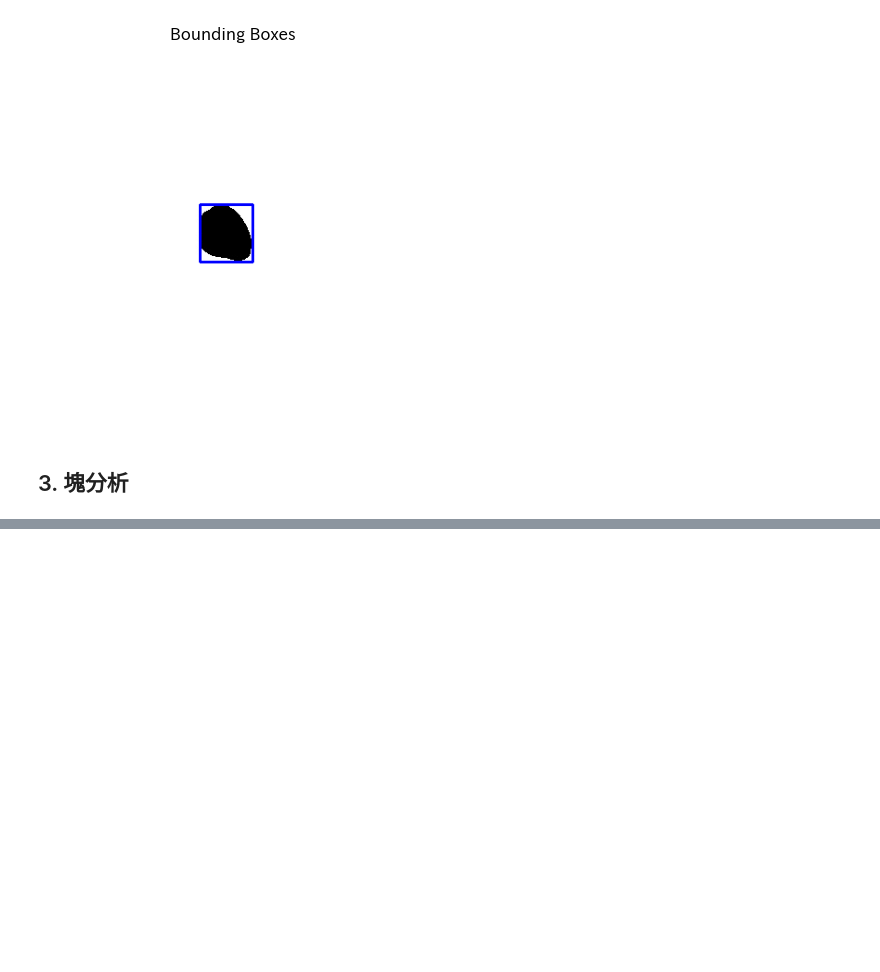
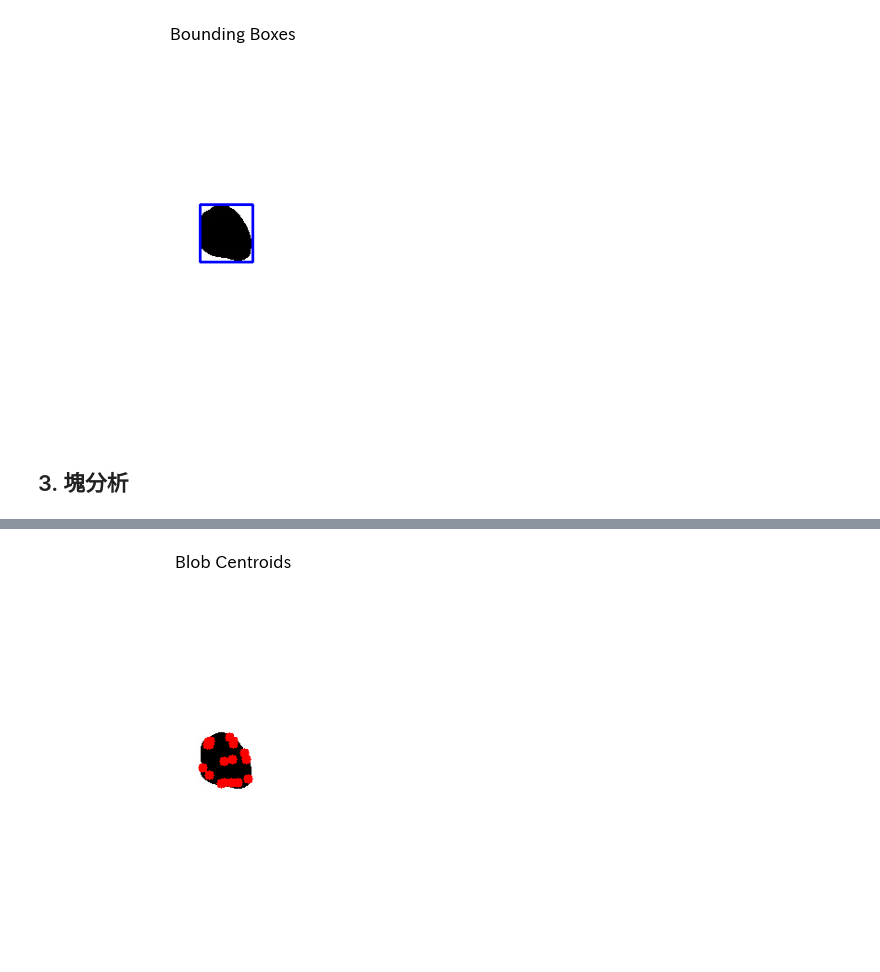
Before and after one commit to Takayoshi-Matsuyama/image_processing, a Jupyter notebook: contour_blob_analysis.ipynb, the cells around one changed output, grey strips where cells are left out. Drawn from its saved outputs; the diff is of its cells as text; code cells hidden in the pictures; blank space fills up the shorter version.

```diff
--- a/contour_blob_analysis.ipynb
+++ b/contour_blob_analysis.ipynb
@@ -150,0 +252,15 @@ plt.show()
+# %%
+import cv2
+# ブロブ領域を描画するためにコピーを作成
+image_with_blob_centroids = original_image.copy()
+# 重心を描画（赤色、半径5、線の太さ-1で塗りつぶし）
+for i in range(0, retval):
+    cx, cy = centroids[i]
+    cv2.circle(image_with_blob_centroids, (int(cx), int(cy)), 5, (0, 0, 255), -1)
+# 画像を表示
+plt.imshow(cv2.cvtColor(image_with_blob_centroids, cv2.COLOR_BGR2RGB))
+plt.title('Blob Centroids')
+plt.axis('off')
+plt.show()
+# %% [output]
+[figure, added]
```
Also changed, not shown: parts of 6 cells of this notebook.
